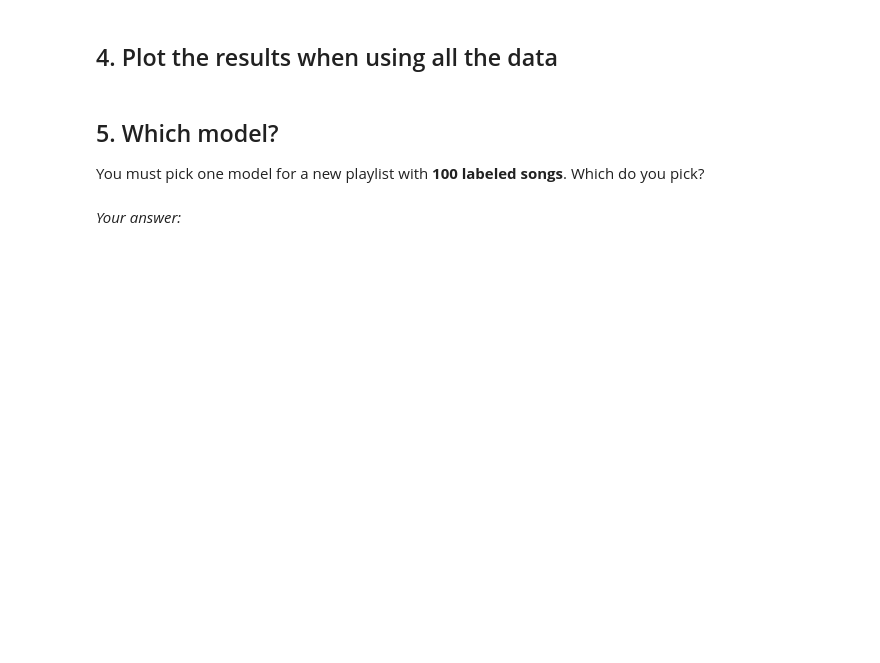
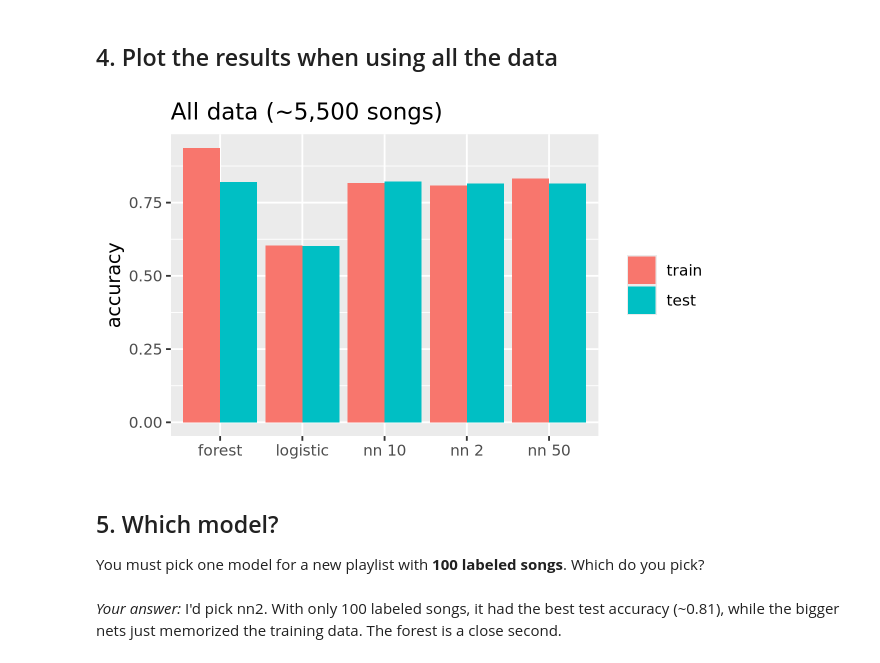
Before and after one commit to KevinMa20/codespace, a Jupyter notebook: exercises/16-nn-exercise.ipynb, the cells around one changed output. Cells and saved outputs as stored; diff of their text form; code cells hidden in the pictures; blank space fills up the shorter version.

```diff
--- a/exercises/16-nn-exercise.ipynb
+++ b/exercises/16-nn-exercise.ipynb
@@ -108,3 +148,7 @@ Pick a visualization for the output and make the chart below. Write the code by
 ## 3. More data
 
 Run `compare_models()` again, with all of `train` (about 5,500 songs).
+# %%
+results_full <- compare_models(train)
+
+results_full
@@ -116,10 +167,22 @@ Run `compare_models()` again, with all of `train` (about 5,500 songs).
 # %% [markdown]
 ## 4. Plot the results when using all the data
 # %%
-# Chart code goes here
+results_full |>
+    pivot_longer(
+        cols = c(train_accuracy, test_accuracy),
+        names_to = 'data', values_to = 'accuracy'
+    ) |>
+    mutate(data = factor(data,
+                         levels = c('train_accuracy', 'test_accuracy'),
+                         labels = c('train', 'test'))) |>
+    ggplot(aes(x = model, y = accuracy, fill = data)) +
+    geom_col(position = 'dodge') +
+    labs(title = 'All data (~5,500 songs)', x = NULL, y = 'accuracy', fill = NULL)
+# %% [output]
+[figure, added]
 # %% [markdown]
 ## 5. Which model?
 
 You must pick one model for a new playlist with **100 labeled songs**. Which do you pick?
 # %% [markdown]
-*Your answer:*
+*Your answer:* I'd pick nn2. With only 100 labeled songs, it had the best test accuracy (~0.81), while the bigger nets just memorized the training data. The forest is a close second.
```
Also changed, not shown: parts of 5 cells of this notebook.
